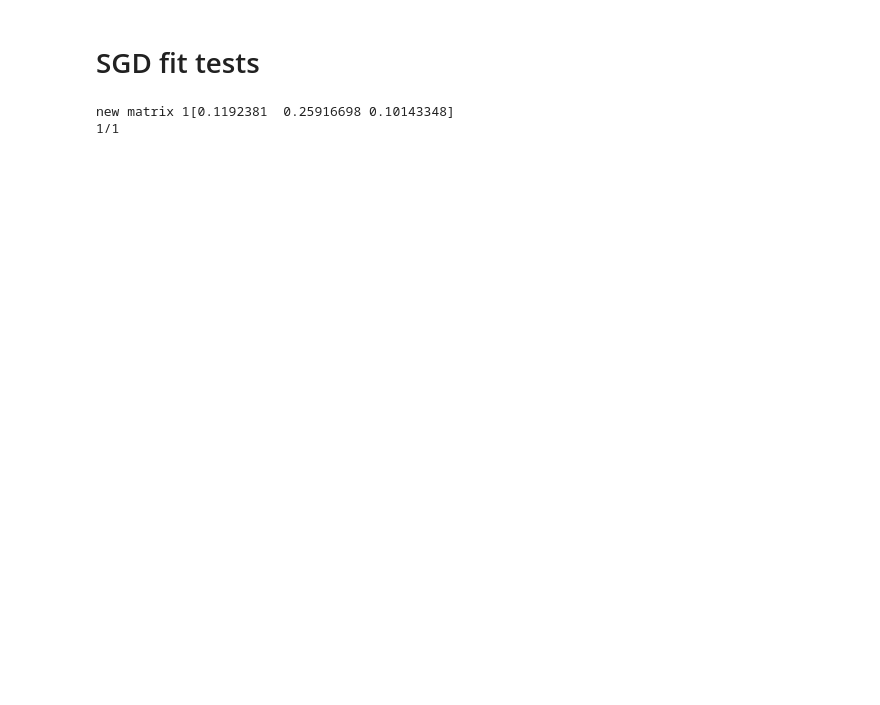
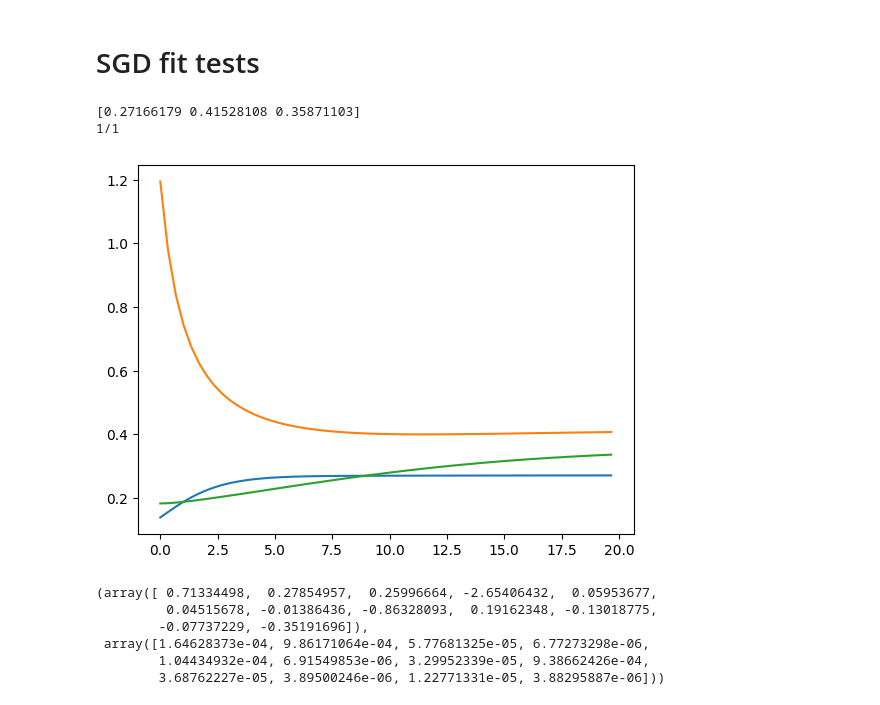
Before and after one commit to joaovaleriano/gLV_OED, a Jupyter notebook: notebooks/sgd_fit_tests.ipynb, the cells around one changed output. Saved outputs shown, nothing was run; the diff lists cells and outputs as text; code cells hidden in the pictures; blank space fills up the shorter version.

```diff
--- a/notebooks/sgd_fit_tests.ipynb
+++ b/notebooks/sgd_fit_tests.ipynb
@@ -13,10 +14,10 @@ from analysis import *
 from inference import *
 # %%
 n = 3
-seed = 1
+seed = 123
 r_max = 1.
 A_diag_std = 1.
-A_off_diag_std = 10.
+A_off_diag_std = 0.1
 
 p = sort_glv_params(n, seed, r_max, A_diag_std, A_off_diag_std)
 r = p[:n]
@@ -24,7 +25,7 @@ A = p[n:].reshape((n, n))
 x_eq = -np.linalg.inv(A)@r
 print(x_eq)
 
-env_noise = 0.02
+env_noise = 0.0
 t0 = 0
 dt = 1e-2
 
@@ -37,10 +38,10 @@ init_perturb[init_perturb>0] *= np.random.uniform(0.8, 5, (init_perturb>0).sum()
 perturb_scale_list = np.random.uniform(0, 1, 1)
 t_samp_list = np.linspace(0, 20, 60).reshape((1,-1))
 # t_samp_list = np.arange(0, 20+dt, dt)
-meas_noise_list = np.array([0.01])
+meas_noise_list = np.array([0.0])
 repetitions = 1
 
 replicates = gen_replicates(p, env_noise, init_perturb, perturb_scale_list, t0, dt, t_samp_list, meas_noise_list, repetitions, seed=0, scale_meas_noise_by_abund=True)
 # %% [output]
-new matrix 1[0.1192381  0.25916698 0.10143348]
+[0.27166179 0.41528108 0.35871103]
 1/1
@@ -46,0 +51,23 @@ new matrix 1[0.1192381  0.25916698 0.10143348]
+# %%
+t = replicates.dropna()["time"].values
+y = replicates.dropna()[[i for i in replicates.columns if i[:2]=="sp"]].values
+dydt = replicates.dropna()[[i for i in replicates.columns if i[:3]=="dsp"]].values
+
+plt.plot(t, y, "-")
+plt.show()
+# %% [output]
+[figure, added]
+# %%
+alpha = 1e-3
+gamma = 0.9
+eps = 1e-7
+Eg2 = np.zeros_like(p)
+
+mini_batch_sgd_rmsprop(replicates, p, alpha, gamma, eps, Eg2, 1)
+# %% [output]
+(array([ 0.71334498,  0.27854957,  0.25996664, -2.65406432,  0.05953677,
+         0.04515678, -0.01386436, -0.86328093,  0.19162348, -0.13018775,
+        -0.07737229, -0.35191696]),
+ array([1.64628373e-04, 9.86171064e-04, 5.77681325e-05, 6.77273298e-06,
+        1.04434932e-04, 6.91549853e-06, 3.29952339e-05, 9.38662426e-04,
+        3.68762227e-05, 3.89500246e-06, 1.22771331e-05, 3.88295887e-06]))
```
Also changed, not shown: parts of 3 cells of this notebook, 3 other files.
